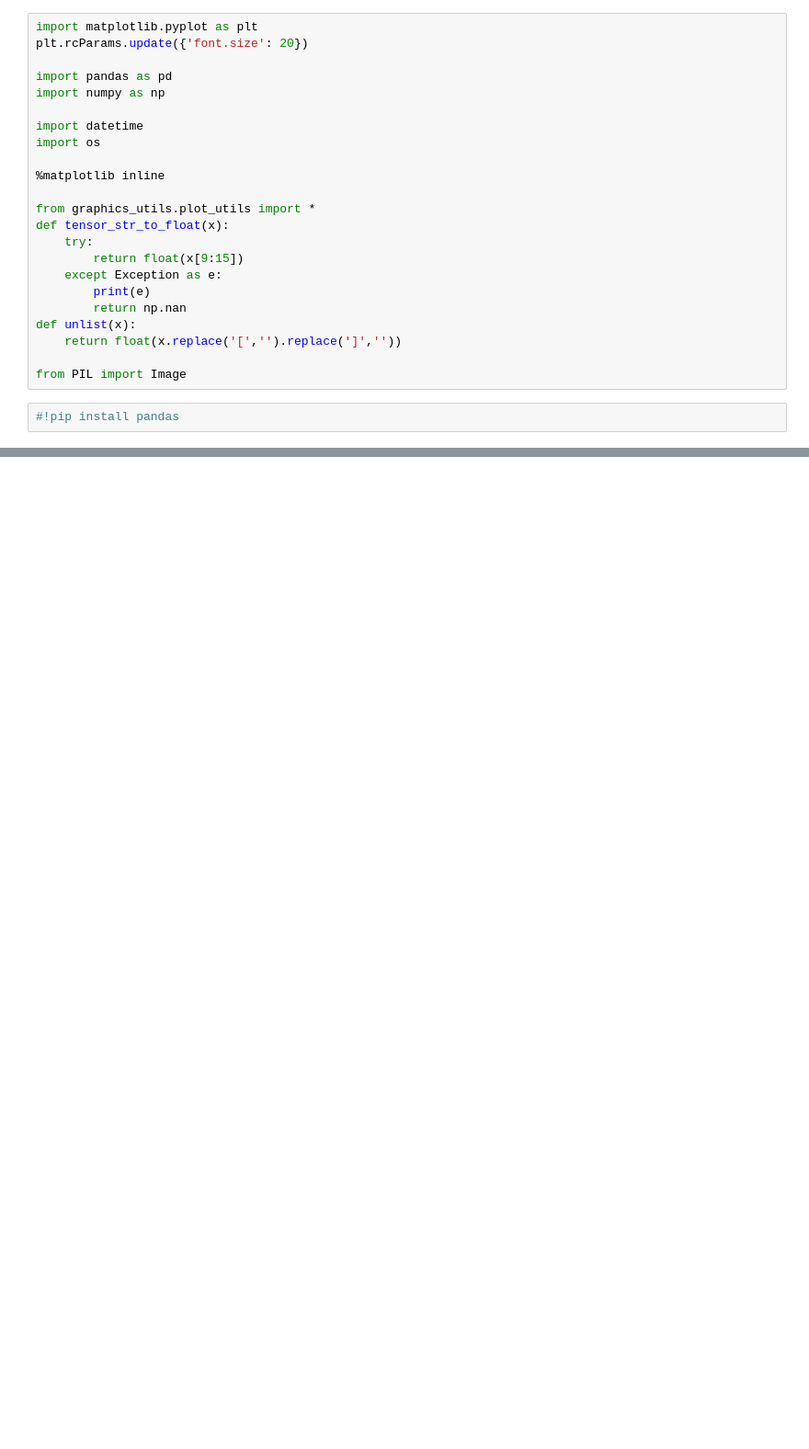
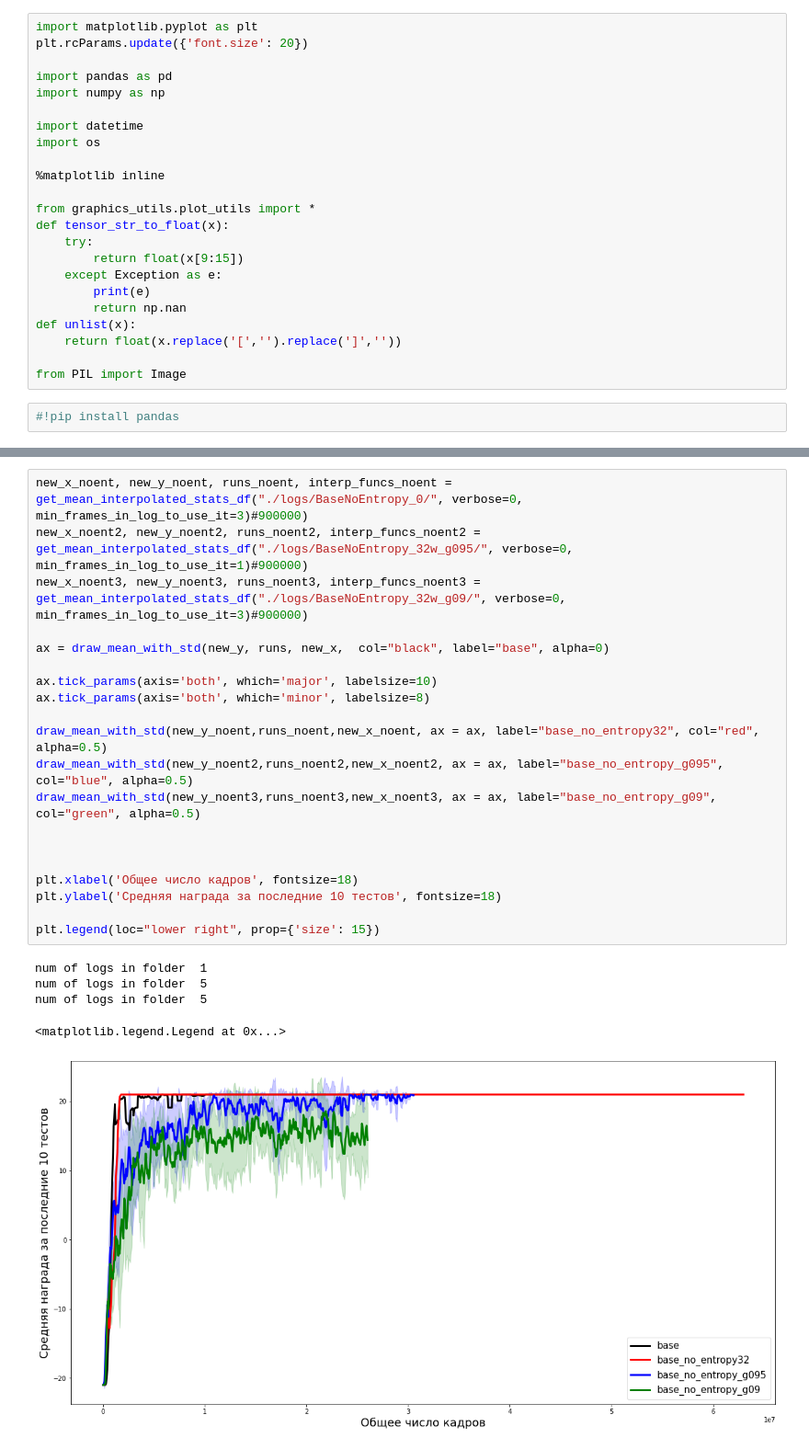
Before and after one commit to Aanax/rl_a3c_slurm, a Jupyter notebook: plot_trainings.ipynb, the cells around one changed output, grey strips where cells are left out. Shown: that part at 92% size. Drawn from its saved outputs; the diff is of its cells as text; blank space fills up the shorter version.

```diff
--- a/plot_trainings.ipynb
+++ b/plot_trainings.ipynb
@@ -69,0 +130,26 @@ draw_mean_with_std(new_y,runs,new_x)
+# %%
+new_x_noent, new_y_noent, runs_noent, interp_funcs_noent = get_mean_interpolated_stats_df("./logs/BaseNoEntropy_0/", verbose=0, min_frames_in_log_to_use_it=3)#900000)
+new_x_noent2, new_y_noent2, runs_noent2, interp_funcs_noent2 = get_mean_interpolated_stats_df("./logs/BaseNoEntropy_32w_g095/", verbose=0, min_frames_in_log_to_use_it=1)#900000)
+new_x_noent3, new_y_noent3, runs_noent3, interp_funcs_noent3 = get_mean_interpolated_stats_df("./logs/BaseNoEntropy_32w_g09/", verbose=0, min_frames_in_log_to_use_it=3)#900000)
+
+ax = draw_mean_with_std(new_y, runs, new_x,  col="black", label="base", alpha=0)
+
+ax.tick_params(axis='both', which='major', labelsize=10)
+ax.tick_params(axis='both', which='minor', labelsize=8)
+
+draw_mean_with_std(new_y_noent,runs_noent,new_x_noent, ax = ax, label="base_no_entropy32", col="red", alpha=0.5)
+draw_mean_with_std(new_y_noent2,runs_noent2,new_x_noent2, ax = ax, label="base_no_entropy_g095", col="blue", alpha=0.5)
+draw_mean_with_std(new_y_noent3,runs_noent3,new_x_noent3, ax = ax, label="base_no_entropy_g09", col="green", alpha=0.5)
+
+
+
+plt.xlabel('Общее число кадров', fontsize=18)
+plt.ylabel('Средняя награда за последние 10 тестов', fontsize=18)
+
+plt.legend(loc="lower right", prop={'size': 15})
+# %% [output]
+num of logs in folder  1
+num of logs in folder  5
+num of logs in folder  5
+<matplotlib.legend.Legend at 0x...>
+[figure, added]
```
Also changed, not shown: parts of 11 cells of this notebook, 11 other files.
